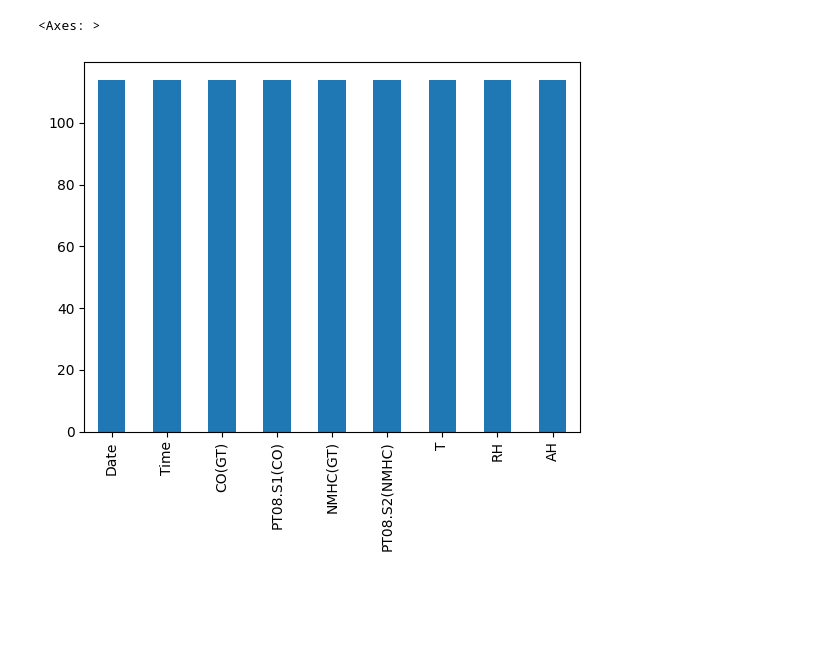
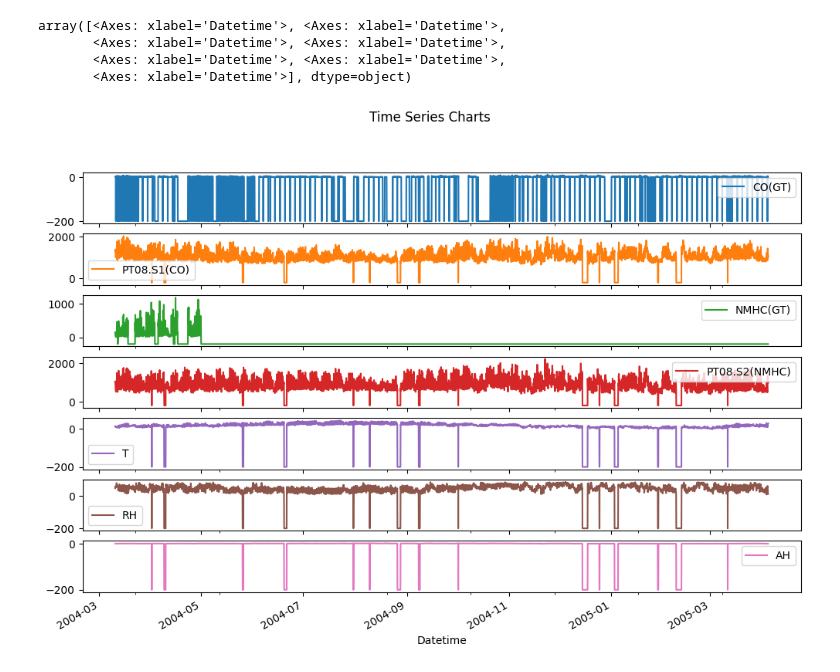
Before and after one commit to mr-kelsey/sp26-aai530-group1, a Jupyter notebook: CO_NMHC.ipynb, the cells around one changed output. Cells and saved outputs as stored; diff of their text form; code cells hidden in the pictures; blank space fills up the shorter version.

```diff
--- a/CO_NMHC.ipynb
+++ b/CO_NMHC.ipynb
@@ -5,5 +5,6 @@ import seaborn as sns
 import matplotlib.pyplot as plt
 import numpy as np
 # %%
-df = pd.read_csv("AirQualityUCI.csv", delimiter= ";")
+# Import .csv
+df = pd.read_csv("csv/AirQualityUCI.csv", delimiter= ";")
 # %%
@@ -55,6 +44,4 @@ AttributeError: Can only use .str accessor with string values!
 # %%
-# Combine Date time
-df["Time"] = df["Time"].str.replace(".", ":", regex=False)
-df["Datetime"] = pd.to_datetime(df["Date"] + " " + df["Time"], dayfirst=True)
-df = df.set_index("Datetime").sort_index()
-df.drop(columns=["Date", "Time"], inplace=True)
+# Drop unncessessary columns for my portion of the project
+df_nick = df.drop(columns=['Unnamed: 15', 'Unnamed: 16', 'C6H6(GT)', 'NOx(GT)', 'PT08.S3(NOx)', 'NO2(GT)', 'PT08.S4(NO2)', 'PT08.S5(O3)'])
+df_nick.head()
@@ -61,2 +55,8 @@ df.drop(columns=["Date", "Time"], inplace=True)
 # %%
-df.info()
+# Combine Date time
+df_nick["Time"] = df_nick["Time"].str.replace(".", ":", regex=False)
+df_nick["Datetime"] = pd.to_datetime(df_nick["Date"] + " " + df_nick["Time"], dayfirst=True)
+df_nick = df_nick.set_index("Datetime").sort_index()
+df_nick.drop(columns=["Date", "Time"], inplace=True)
+
+df_nick.head()
@@ -68,6 +79,23 @@ df_gt = df.drop(columns=['Unnamed: 15', 'Unnamed: 16', 'PT08.S1(CO)', 'PT08.S2(N
 # %%
-df_clean.isna().sum().plot.bar()
+vars_to_plot = [
+    "CO(GT)",
+    "PT08.S1(CO)",
+    "NMHC(GT)",
+    "PT08.S2(NMHC)",
+    "T",
+    "RH",
+    "AH"
+]
+
+df_nick[vars_to_plot].plot(
+    subplots=True,
+    figsize=(12, 8),
+    title="Time Series Charts"
+)
 # %% [output]
-<Axes: >
+array([<Axes: xlabel='Datetime'>, <Axes: xlabel='Datetime'>,
+       <Axes: xlabel='Datetime'>, <Axes: xlabel='Datetime'>,
+       <Axes: xlabel='Datetime'>, <Axes: xlabel='Datetime'>,
+       <Axes: xlabel='Datetime'>], dtype=object)
-[figure, old version]
+[figure, new version]
 # %%
```
Also changed, not shown: parts of 32 cells of this notebook.
